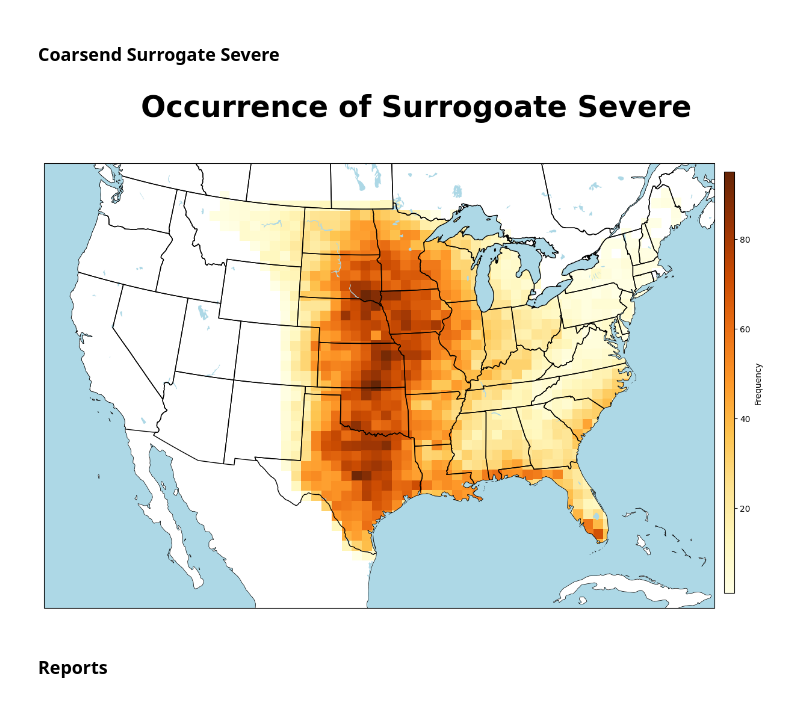
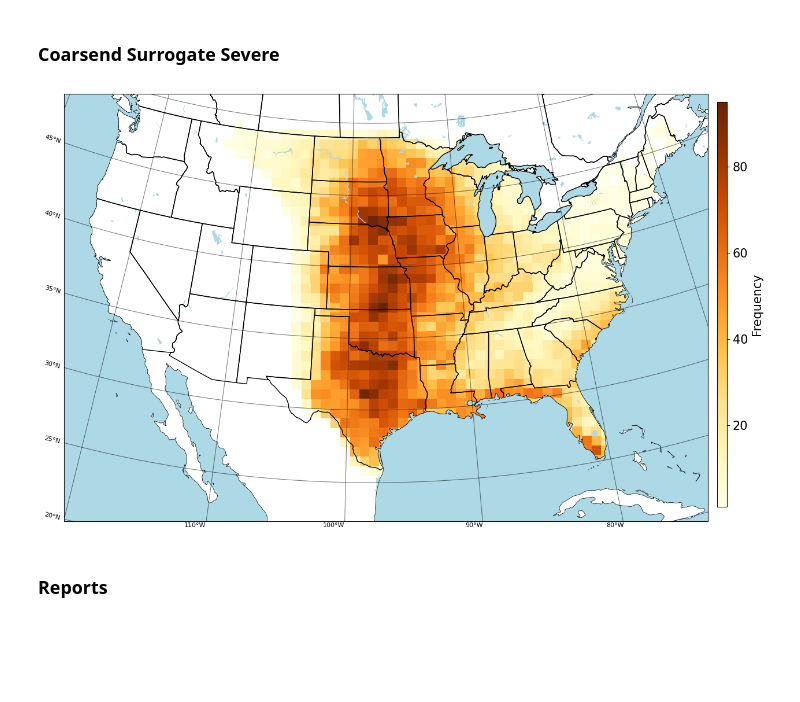
Before and after one commit to jcorner1/Future_Modes, a Jupyter notebook: Code/Triton/sur_serv_map.ipynb, the cells around one changed output. Saved outputs shown, nothing was run; the diff lists cells and outputs as text; code cells hidden in the pictures; blank space fills up the shorter version.

```diff
--- a/Code/Triton/sur_serv_map.ipynb
+++ b/Code/Triton/sur_serv_map.ipynb
@@ -34,32 +34,40 @@ for did, day in df.resample('24h', origin='1990-10-01 12:00:00', on='Time'):
 ds = xr.concat(uhs, dim='Time')
 # %%
 fig = plt.figure(figsize=(16.5,10))
-plt.suptitle('Occurrence of Surrogoate Severe', size=35).set_weight('bold')
+#plt.suptitle('Occurrence of Surrogoate Severe', size=35).set_weight('bold')
 ax = plt.subplot(1,1,1, projection=ccrs.LambertConformal(central_longitude=-98, central_latitude=35))
 cbar_ax = fig.add_axes([0.81, 0.15, 0.01, 0.7])
 plt.subplots_adjust(right=0.8)
 
 data = np.sum(ds.UVV_DAYS.values, axis=0).astype(np.float32)
 data[data==0] = np.nan
 
 
 c = ax.pcolormesh(ds.CLONG.values[0,:,:], ds.CLAT.values[0,:,:], data, transform=cartopy.crs.PlateCarree(), cmap='YlOrBr')
 
 ax.add_feature(cartopy.feature.STATES, zorder=2)
 ax.add_feature(cartopy.feature.COASTLINE)
 ax.add_feature(cartopy.feature.LAND, facecolor='white')
 ax.add_feature(cartopy.feature.OCEAN, facecolor='lightblue', zorder=2)
 ax.add_feature(cartopy.feature.LAKES, facecolor='lightblue')
 
 ax.set_extent([-120, -74, 20, 50])
 
+#add gridlines
+gl = ax.gridlines(crs=ccrs.PlateCarree(), draw_labels=True, dms=True, x_inline=False, y_inline=False, zorder=10,
+              color='k', alpha=0.5)
+gl.top_labels = False
+gl.right_labels = False
+gl.xlabel_style = {'size': 8, 'color': 'k', 'rotation': 0.01}
+gl.ylabel_style = {'size': 8, 'color': 'k'}
+
+
 cbar = plt.colorbar(c, pad=0.01, ax=ax, cax=cbar_ax)
 cbar.ax.tick_params(labelsize=15)
-cbar.ax.tick_params(labelsize=10)
-cbar.set_label(label='Frequency', size=10)
+cbar.set_label(label='Frequency', size=15)
 plt.savefig('/home/jcorner1/Future_Modes/Plots/sur_sev_occurrence_coar.png', format='png', dpi=500, bbox_inches='tight')
 # %% [output]
-[figure, old version]
+[figure, new version]
 # %% [markdown]
 ### Reports
 # %%
```
Also changed, not shown: 20 other files.
